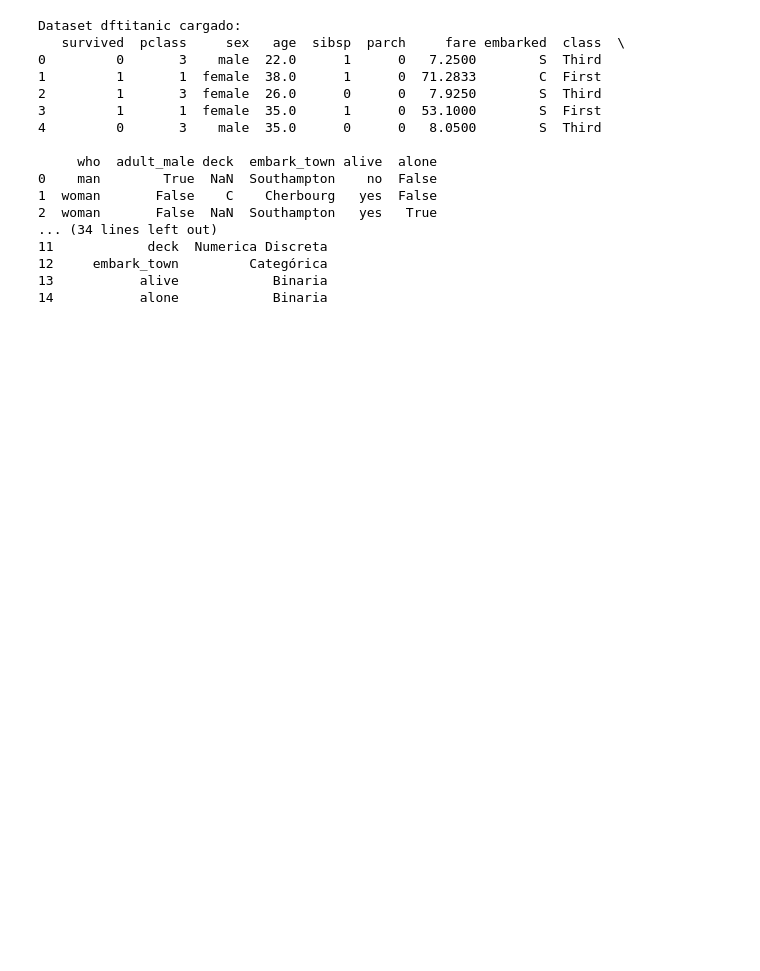
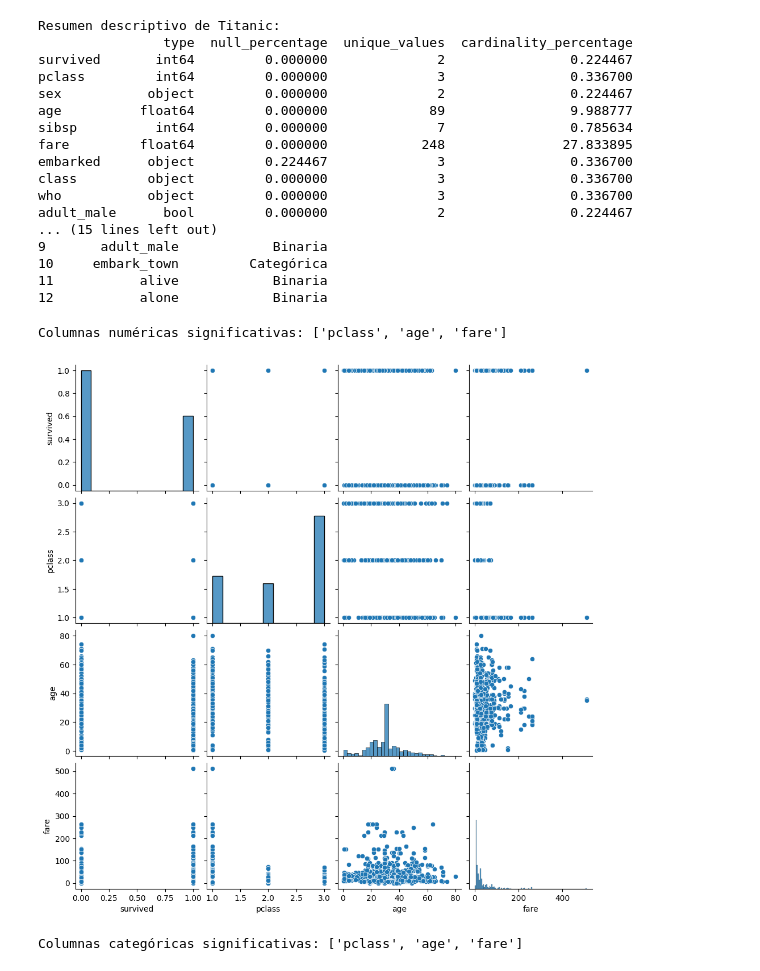
Before and after one commit to Cmonzon-94/Team_destornillador, a Jupyter notebook: ejemplo_destor.ipynb, the cells around one changed output. Drawn from its saved outputs; the diff is of its cells as text; code cells hidden in the pictures; blank space fills up the shorter version.

```diff
--- a/ejemplo_destor.ipynb
+++ b/ejemplo_destor.ipynb
@@ -0,0 +3,12 @@
+# %%
+df_titanic = pd.read_csv("./data/titanic.csv")
+
+# Mostrar las primeras filas del dataset
+print("Dataset dftitanic cargado:")
+print(df_titanic.head())
+
+#Limpieza
+df_titanic["age"]=df_titanic["age"].fillna(df_titanic["age"].mean())
+df_titanic = df_titanic.drop(columns=["deck","parch"])
+
+df_titanic.info()
@@ -1,39 +33,48 @@
 # %%
-import destornillador_ML as destornillador
-
-df_titanic = pd.read_csv("./data/titanic.csv")
-
-# Mostrar las primeras filas del dataset
-print("Dataset dftitanic cargado:")
-print(df_titanic.head())
-
 # Aplicar describe_df
 resumen_dftitanic = describe_df(df_titanic)
-print("\nResumen descriptivo de dftitanic:")
+print("\nResumen descriptivo de Titanic:")
 print(resumen_dftitanic)
 
 # Aplicar tipifica_variables
 umbral_categoria = 5
 umbral_continua = 70.0
 clasificacion_dftitanic = tipifica_variables(df_titanic, umbral_categoria, umbral_continua)
-print("\nClasificación de las variables de vgsales:")
+print("\nClasificación de las variables de Titanic:")
 print(clasificacion_dftitanic)
 # %% [output]
-Dataset dftitanic cargado:
-   survived  pclass     sex   age  sibsp  parch     fare embarked  class  \
-0         0       3    male  22.0      1      0   7.2500        S  Third
-1         1       1  female  38.0      1      0  71.2833        C  First
-2         1       3  female  26.0      0      0   7.9250        S  Third
-3         1       1  female  35.0      1      0  53.1000        S  First
-4         0       3    male  35.0      0      0   8.0500        S  Third
-
-     who  adult_male deck  embark_town alive  alone
-0    man        True  NaN  Southampton    no  False
-1  woman       False    C    Cherbourg   yes  False
-2  woman       False  NaN  Southampton   yes   True
-... (34 lines left out)
-11            deck  Numerica Discreta
-12     embark_town         Categórica
-13           alive            Binaria
-14           alone            Binaria
+Resumen descriptivo de Titanic:
+                type  null_percentage  unique_values  cardinality_percentage
+survived       int64         0.000000              2                0.224467
+pclass         int64         0.000000              3                0.336700
+sex           object         0.000000              2                0.224467
+age          float64         0.000000             89                9.988777
+sibsp          int64         0.000000              7                0.785634
+fare         float64         0.000000            248               27.833895
+embarked      object         0.224467              3                0.336700
+class         object         0.000000              3                0.336700
+who           object         0.000000              3                0.336700
+adult_male      bool         0.000000              2                0.224467
+... (15 lines left out)
+9       adult_male            Binaria
+10     embark_town         Categórica
+11           alive            Binaria
+12           alone            Binaria
+# %%
+#Definimos target_col
+target_col="survived"
+# %%
+#Hallamos las columnas numéricas
+resultado = get_features_num_regression(df_titanic,target_col , 0, 0.05)
+print("Columnas numéricas significativas:", resultado)
+# %% [output]
+Columnas numéricas significativas: ['pclass', 'age', 'fare']
+# %%
+#Plot de variables numéricas
+resultado = plot_features_num_regression(df_titanic,  target_col, columns=['pclass', 'age', 'fare'], umbral_corr=0, pvalue=None)
+
+print("Columnas categóricas significativas:", resultado)
+# %% [output]
+[figure, added]
+Columnas categóricas significativas: ['pclass', 'age', 'fare']
 # %%
```
Also changed, not shown: parts of 5 cells of this notebook, 1 other file.
